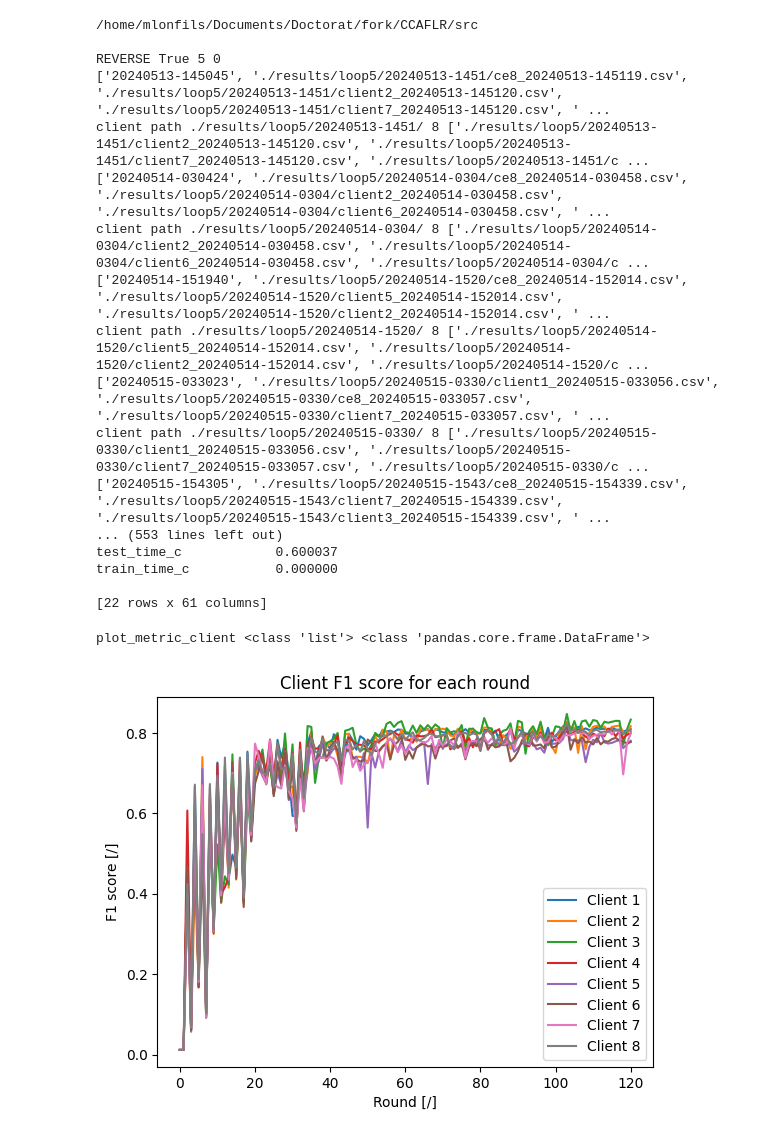
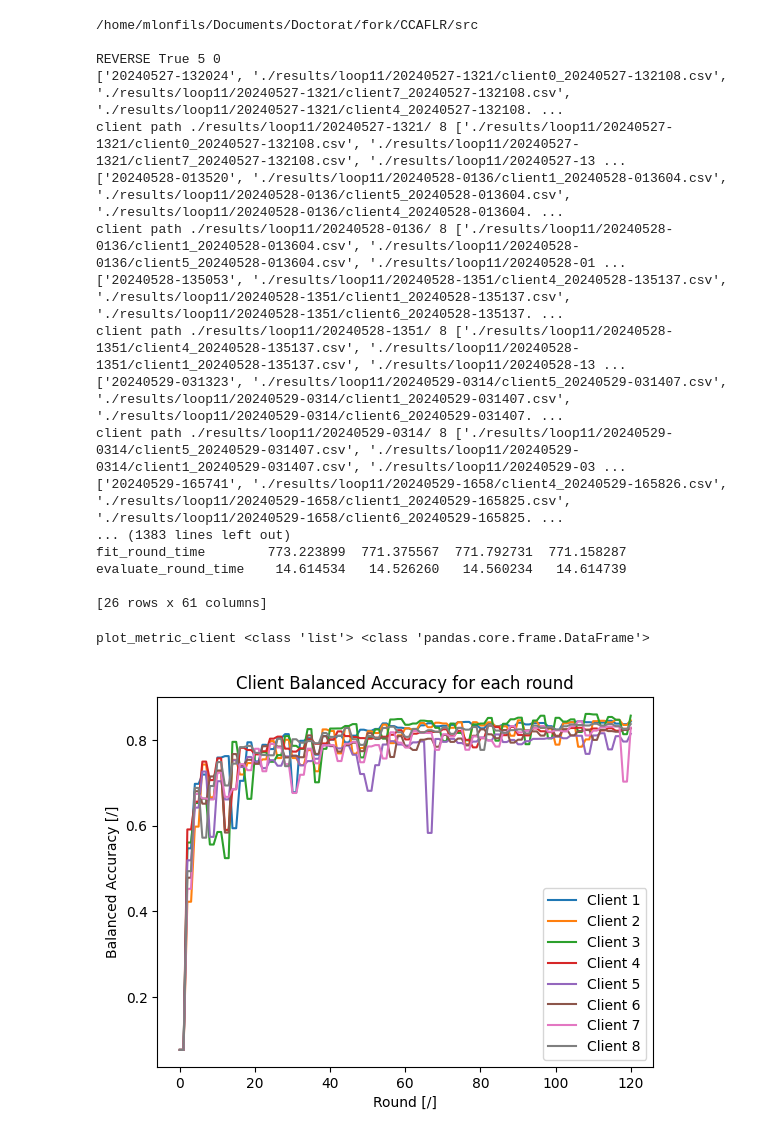
Before and after one commit to marielonfils/CCAFLR, a Jupyter notebook: src/results.ipynb, the cells around one changed output. Drawn from its saved outputs; the diff is of its cells as text; code cells hidden in the pictures.

Commit message:
results + times + readme

```diff
--- a/src/results.ipynb
+++ b/src/results.ipynb
@@ -5,26 +8,26 @@ import numpy as np
 # %%
-pl=PlotResults("./results/loop5/xp_101_enc_noce_8_60.txt","8 clients ")
+pl=PlotResults("./results/loop11/xp_101_enc_noce8_60.txt","8 clients ",pred=True)
 # %% [output]
 /home/mlonfils/Documents/Doctorat/fork/CCAFLR/src
 
 REVERSE True 5 0
-['20240513-145045', './results/loop5/20240513-1451/ce8_20240513-145119.csv', './results/loop5/20240513-1451/client2_20240513-145120.csv', './results/loop5/20240513-1451/client7_20240513-145120.csv', ' ...
-client path ./results/loop5/20240513-1451/ 8 ['./results/loop5/20240513-1451/client2_20240513-145120.csv', './results/loop5/20240513-1451/client7_20240513-145120.csv', './results/loop5/20240513-1451/c ...
-['20240514-030424', './results/loop5/20240514-0304/ce8_20240514-030458.csv', './results/loop5/20240514-0304/client2_20240514-030458.csv', './results/loop5/20240514-0304/client6_20240514-030458.csv', ' ...
-client path ./results/loop5/20240514-0304/ 8 ['./results/loop5/20240514-0304/client2_20240514-030458.csv', './results/loop5/20240514-0304/client6_20240514-030458.csv', './results/loop5/20240514-0304/c ...
-['20240514-151940', './results/loop5/20240514-1520/ce8_20240514-152014.csv', './results/loop5/20240514-1520/client5_20240514-152014.csv', './results/loop5/20240514-1520/client2_20240514-152014.csv', ' ...
-client path ./results/loop5/20240514-1520/ 8 ['./results/loop5/20240514-1520/client5_20240514-152014.csv', './results/loop5/20240514-1520/client2_20240514-152014.csv', './results/loop5/20240514-1520/c ...
-['20240515-033023', './results/loop5/20240515-0330/client1_20240515-033056.csv', './results/loop5/20240515-0330/ce8_20240515-033057.csv', './results/loop5/20240515-0330/client7_20240515-033057.csv', ' ...
-client path ./results/loop5/20240515-0330/ 8 ['./results/loop5/20240515-0330/client1_20240515-033056.csv', './results/loop5/20240515-0330/client7_20240515-033057.csv', './results/loop5/20240515-0330/c ...
-['20240515-154305', './results/loop5/20240515-1543/ce8_20240515-154339.csv', './results/loop5/20240515-1543/client7_20240515-154339.csv', './results/loop5/20240515-1543/client3_20240515-154339.csv', ' ...
-... (553 lines left out)
-test_time_c            0.600037
-train_time_c           0.000000
+['20240527-132024', './results/loop11/20240527-1321/client0_20240527-132108.csv', './results/loop11/20240527-1321/client7_20240527-132108.csv', './results/loop11/20240527-1321/client4_20240527-132108. ...
+client path ./results/loop11/20240527-1321/ 8 ['./results/loop11/20240527-1321/client0_20240527-132108.csv', './results/loop11/20240527-1321/client7_20240527-132108.csv', './results/loop11/20240527-13 ...
+['20240528-013520', './results/loop11/20240528-0136/client1_20240528-013604.csv', './results/loop11/20240528-0136/client5_20240528-013604.csv', './results/loop11/20240528-0136/client4_20240528-013604. ...
+client path ./results/loop11/20240528-0136/ 8 ['./results/loop11/20240528-0136/client1_20240528-013604.csv', './results/loop11/20240528-0136/client5_20240528-013604.csv', './results/loop11/20240528-01 ...
+['20240528-135053', './results/loop11/20240528-1351/client4_20240528-135137.csv', './results/loop11/20240528-1351/client1_20240528-135137.csv', './results/loop11/20240528-1351/client6_20240528-135137. ...
+client path ./results/loop11/20240528-1351/ 8 ['./results/loop11/20240528-1351/client4_20240528-135137.csv', './results/loop11/20240528-1351/client1_20240528-135137.csv', './results/loop11/20240528-13 ...
+['20240529-031323', './results/loop11/20240529-0314/client5_20240529-031407.csv', './results/loop11/20240529-0314/client1_20240529-031407.csv', './results/loop11/20240529-0314/client6_20240529-031407. ...
+client path ./results/loop11/20240529-0314/ 8 ['./results/loop11/20240529-0314/client5_20240529-031407.csv', './results/loop11/20240529-0314/client1_20240529-031407.csv', './results/loop11/20240529-03 ...
+['20240529-165741', './results/loop11/20240529-1658/client4_20240529-165826.csv', './results/loop11/20240529-1658/client1_20240529-165825.csv', './results/loop11/20240529-1658/client6_20240529-165825. ...
+... (1383 lines left out)
+fit_round_time        773.223899  771.375567  771.792731  771.158287
+evaluate_round_time    14.614534   14.526260   14.560234   14.614739
 
-[22 rows x 61 columns]
+[26 rows x 61 columns]
 # %%
-pl.plot_client_m_r(xp_name="8",metrics=["F1 score"]) #["Accuracy", "Precision", "Recall", "F1 score", "Balanced Accuracy", "Loss", "Train time", "Test time"]
+pl.plot_client_m_r(xp_name="8 clients ",metrics=["Balanced Accuracy"]) #["Accuracy", "Precision", "Recall", "F1 score", "Balanced Accuracy", "Loss", "Train time", "Test time"]
 # %% [output]
 plot_metric_client <class 'list'> <class 'pandas.core.frame.DataFrame'>
-[figure, old version]
+[figure, new version]
 # %%
```
Also changed, not shown: parts of 34 cells of this notebook, 10 other files.
